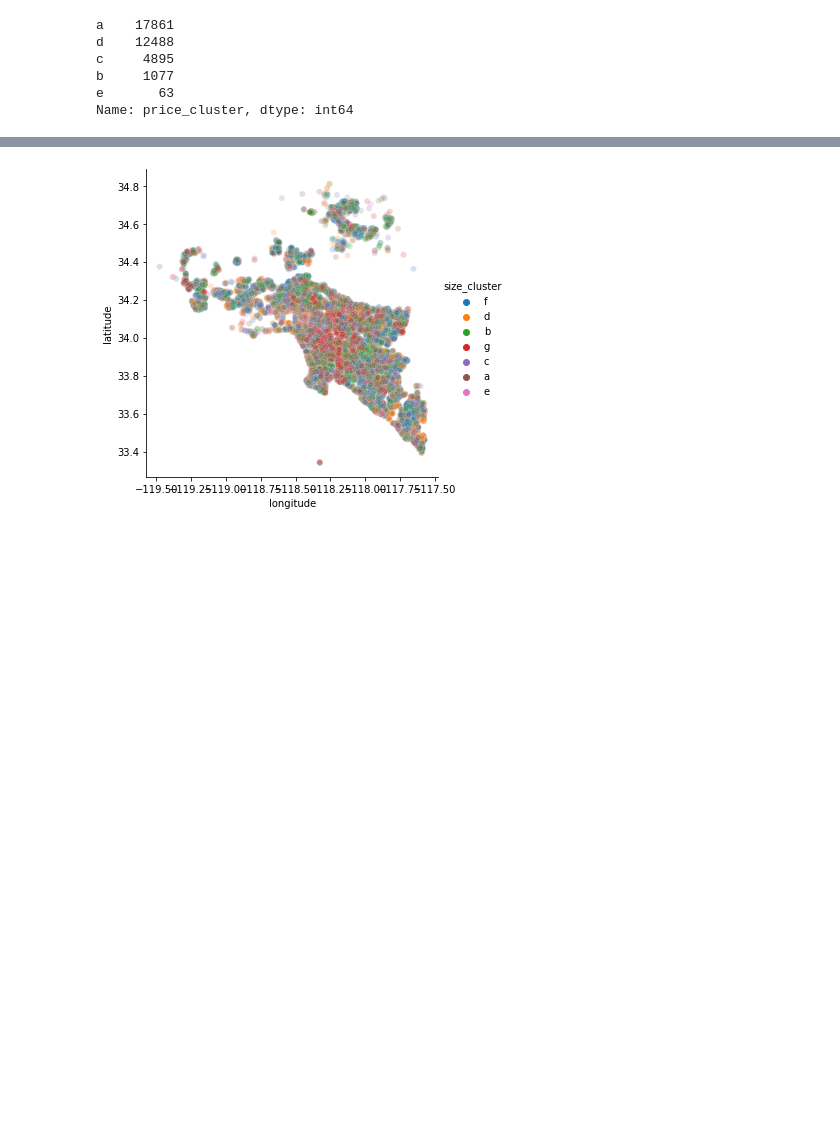
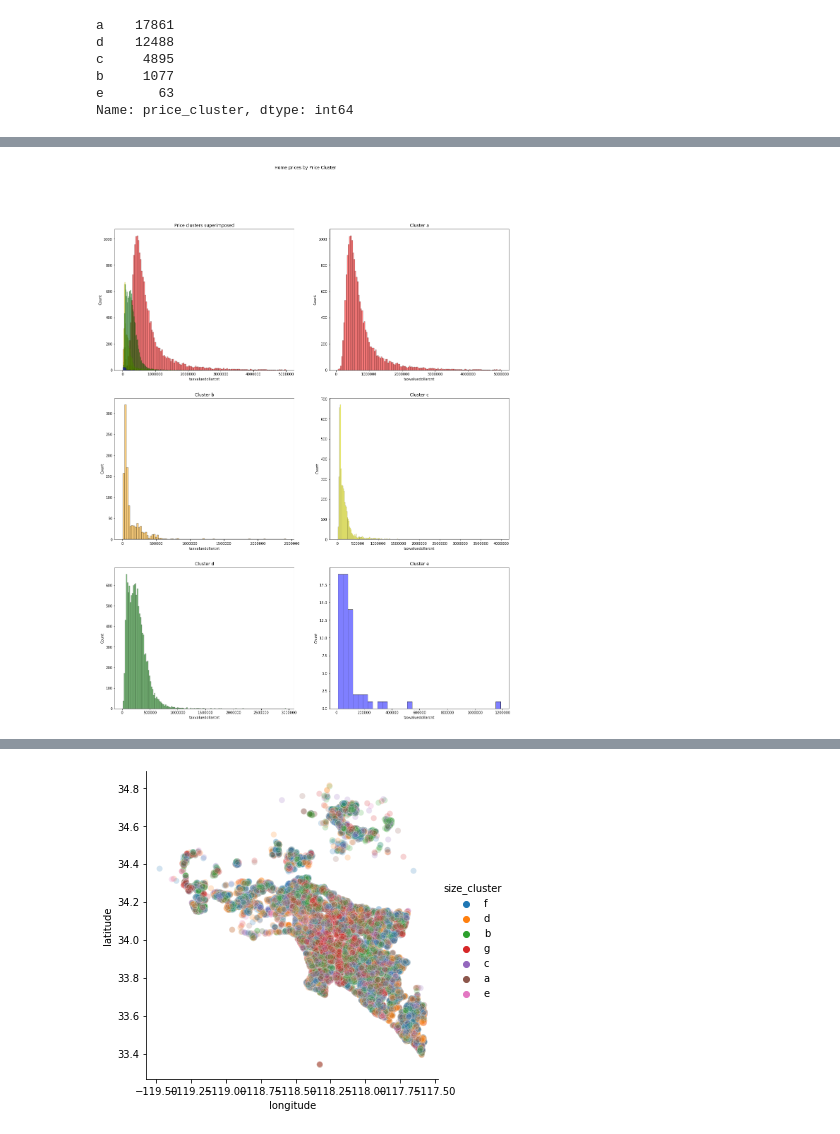
Before and after one commit to Zillow-Project-JG-DN/clustering-project-jgdn, a Jupyter notebook: jg_scratchpad.ipynb, the cells around one changed output, grey strips where cells are left out. Saved outputs shown, nothing was run; the diff lists cells and outputs as text; code cells hidden in the pictures; blank space fills up the shorter version.

Commit message:
Update cluster vizualizations

```diff
--- a/jg_scratchpad.ipynb
+++ b/jg_scratchpad.ipynb
@@ -365,0 +432,39 @@ p4=X_train[X_train['price_cluster']=='e']
+# %%
+# Plot prices for plot clusters
+fig, axes = plt.subplots(3,2, sharex=False, figsize=(20, 25))
+fig.suptitle('Home prices by Price Cluster')
+#axes[0].set_title('All clusters together')
+#axes[1].set_title('Cluster a')
+#axes[2].set_title('Cluster b')
+#axes[3].set_title('Cluster c')
+#axes[4].set_title('Cluster d')
+#axes[5].set_title('Cluster e')
+sns.histplot(data=p0, x='taxvaluedollarcnt', alpha=0.5, color='red', ax=axes[0,0])
+sns.histplot(data=p1, x='taxvaluedollarcnt', alpha=0.5, color='orange', ax=axes[0,0])
+sns.histplot(data=p2, x='taxvaluedollarcnt', alpha=0.5, color='yellow', ax=axes[0,0])
+sns.histplot(data=p3, x='taxvaluedollarcnt', alpha=0.5, color='green', ax=axes[0,0])
+sns.histplot(data=p4, x='taxvaluedollarcnt', alpha=0.5, color='blue', ax=axes[0,0])
+axes[0,0].ticklabel_format(style='plain')
+axes[0,0].set_title('Price clusters superimposed')
+axes[0,1].ticklabel_format(style='plain')
+axes[0,1].set_title('Cluster a')
+axes[1,0].ticklabel_format(style='plain')
+axes[1,0].set_title('Cluster b')
+axes[1,1].ticklabel_format(style='plain')
+axes[1,1].set_title('Cluster c')
+axes[2,0].ticklabel_format(style='plain')
+axes[2,0].set_title('Cluster d')
+axes[2,1].ticklabel_format(style='plain')
+axes[2,1].set_title('Cluster e')
+
+sns.histplot(data=p0, x='taxvaluedollarcnt', alpha=0.5, color='red', ax=axes[0,1])
+sns.histplot(data=p1, x='taxvaluedollarcnt', alpha=0.5, color='orange', ax=axes[1,0])
+sns.histplot(data=p2, x='taxvaluedollarcnt', alpha=0.5, color='yellow', ax=axes[1,1])
+sns.histplot(data=p3, x='taxvaluedollarcnt', alpha=0.5, color='green', ax=axes[2,0])
+sns.histplot(data=p4, x='taxvaluedollarcnt', alpha=0.5, color='blue', ax=axes[2,1])
+
+plt.ticklabel_format(style='plain')
+
+plt.show()
+# %% [output]
+[figure, added]
```
Also changed, not shown: parts of 10 cells of this notebook.
